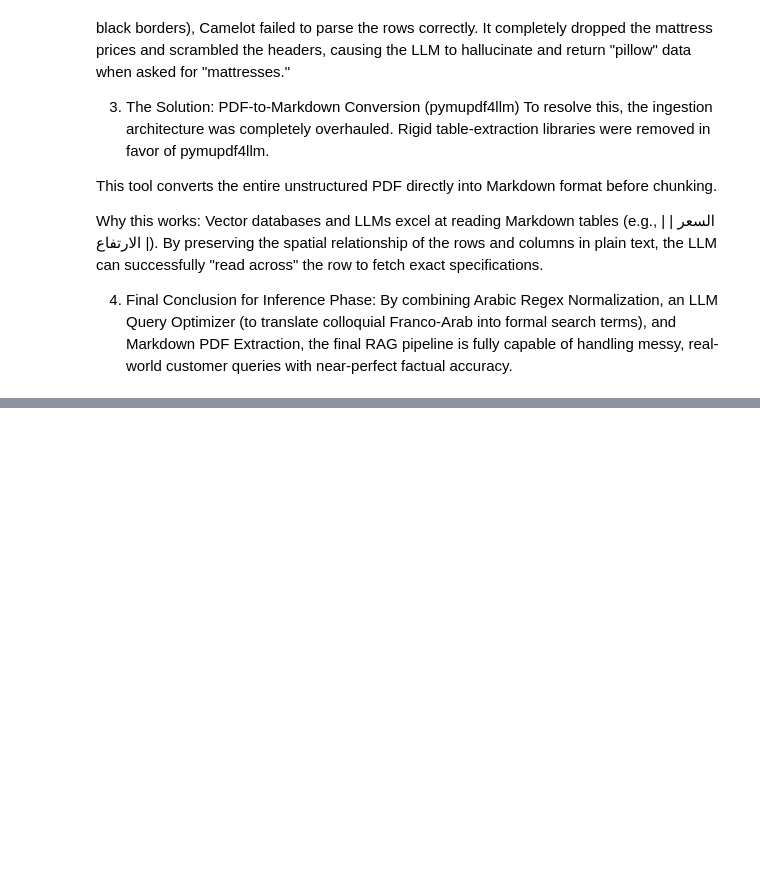
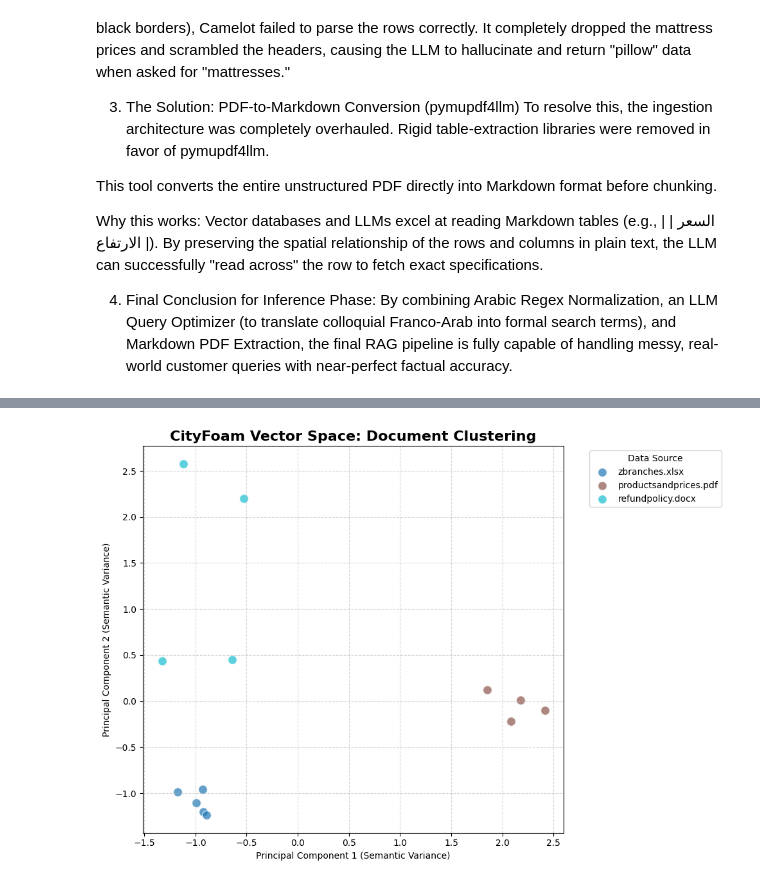
Before and after one commit to Baby-Madara/depi_rag_chatbot_project, a Jupyter notebook: trials/sarah/finalSarah/cityfoam-rag-api/deliverables/eda_analysis.ipynb, the cells around one changed output, grey strips where cells are left out. Saved outputs shown, nothing was run; the diff lists cells and outputs as text; code cells hidden in the pictures; blank space fills up the shorter version.

Commit message:
Added EDA Visualisation Code to EDA Notebook Report

```diff
--- a/trials/sarah/finalSarah/cityfoam-rag-api/deliverables/eda_analysis.ipynb
+++ b/trials/sarah/finalSarah/cityfoam-rag-api/deliverables/eda_analysis.ipynb
@@ -139,9 +139,6 @@ from sentence_transformers import SentenceTransformer
 
 # 2. Connect to ChromaDB
 print("Connecting to ChromaDB...")
-chroma_path = os.path.join(project_root, Config.CHROMA_DB_DIR)
-client = chromadb.PersistentClient(path=chroma_path)
-collection = client.get_collection(name=Config.COLLECTION_NAME)
 
 # 3. Load the Embedding Model
 # IMPORTANT: This must be the EXACT same model you used in ingest.py!
@@ -227,0 +232,39 @@ By combining Arabic Regex Normalization, an LLM Query Optimizer (to translate co
+# %%
+from sklearn.decomposition import PCA
+import numpy as np
+
+db_data = collection.get(include=['embeddings', 'metadatas'])
+embeddings = np.array(db_data['embeddings'])
+sources = [meta.get('source', 'Unknown') for meta in db_data['metadatas']]
+
+# 3. Squash the vectors down to 2D (X and Y coordinates)
+pca = PCA(n_components=2)
+reduced_embeddings = pca.fit_transform(embeddings)
+
+# 4. Plot the clusters!
+plt.figure(figsize=(10, 7))
+unique_sources = list(set(sources))
+colors = plt.cm.get_cmap('tab10', len(unique_sources))
+
+for i, source in enumerate(unique_sources):
+    # Find all points belonging to this specific file (e.g., catalog vs branches)
+    indices = [idx for idx, s in enumerate(sources) if s == source]
+    plt.scatter(
+        reduced_embeddings[indices, 0],
+        reduced_embeddings[indices, 1],
+        label=source,
+        color=colors(i),
+        alpha=0.7,
+        s=100,
+        edgecolors='w'
+    )
+
+plt.title("CityFoam Vector Space: Document Clustering", fontsize=16, fontweight='bold')
+plt.xlabel("Principal Component 1 (Semantic Variance)")
+plt.ylabel("Principal Component 2 (Semantic Variance)")
+plt.legend(title="Data Source", bbox_to_anchor=(1.05, 1), loc='upper left')
+plt.grid(True, linestyle='--', alpha=0.5)
+plt.tight_layout()
+plt.show()
+# %% [output]
+[figure, added]
```
Also changed, not shown: parts of 2 cells of this notebook.
